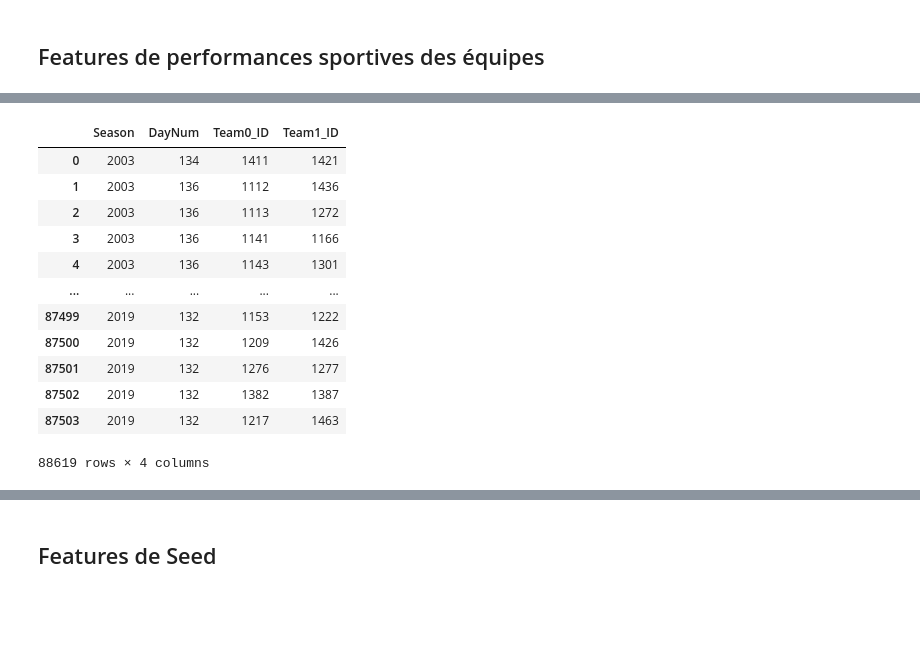
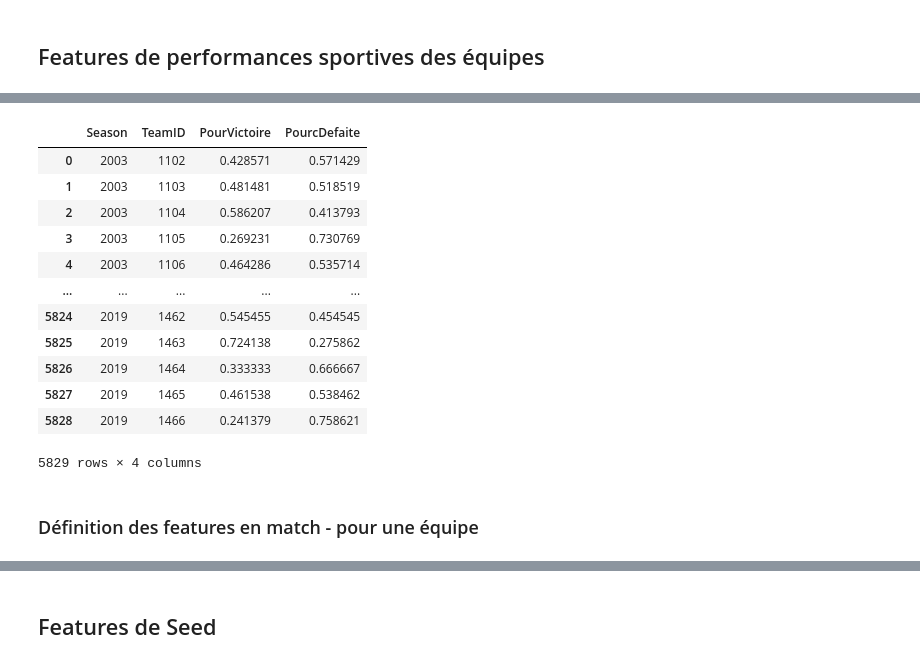
Before and after one commit to arthurgoldfr/Hackathon-March-Madness, a Jupyter notebook: Lena/Database-Lena.ipynb, the cells around one changed output, grey strips where cells are left out. Drawn from its saved outputs; the diff is of its cells as text; code cells hidden in the pictures; blank space fills up the shorter version.

```diff
--- a/Lena/Database-Lena.ipynb
+++ b/Lena/Database-Lena.ipynb
@@ -99,0 +86,8 @@ df_features
+# %%
+df_count_victoire =df_features[['Season','WTeamID']]
+df_count_victoire['victoire'] = 1
+df_count_defaite=df_features[['Season','LTeamID']]
+df_count_defaite['defaite']=1
+
+df_victoire = df_count_victoire.groupby(['Season','WTeamID'],as_index=False).count()
+df_defaites = df_count_defaite.groupby(['Season','LTeamID'],as_index=False).count()
@@ -100 +105,28 @@ df_features
+# %%
+df_count = pd.merge(df_victoire ,df_defaites, right_on = ['Season','LTeamID'],left_on = ['Season','WTeamID'], how='left' )
+df_count.drop('LTeamID', axis=1,inplace = True)
+df_count.rename(columns={'WTeamID':'TeamID'},inplace = True)
+# %%
+df_count['PourVictoire']=df_count['victoire']/(df_count['victoire']+df_count['defaite'])
+df_count['PourcDefaite']=1-df_count['PourVictoire']
+# %%
+df_count.drop(['victoire','defaite'], axis=1,inplace = True)
+# %%
+df_count
+# %% [output]
+|  | Season | TeamID | PourVictoire | PourcDefaite |
+| 0 | 2003 | 1102 | 0.428571 | 0.571429 |
+| 1 | 2003 | 1103 | 0.481481 | 0.518519 |
+| 2 | 2003 | 1104 | 0.586207 | 0.413793 |
+| 3 | 2003 | 1105 | 0.269231 | 0.730769 |
+| 4 | 2003 | 1106 | 0.464286 | 0.535714 |
+| ... | ... | ... | ... | ... |
+| 5824 | 2019 | 1462 | 0.545455 | 0.454545 |
+| 5825 | 2019 | 1463 | 0.724138 | 0.275862 |
+| 5826 | 2019 | 1464 | 0.333333 | 0.666667 |
+| 5827 | 2019 | 1465 | 0.461538 | 0.538462 |
+| 5828 | 2019 | 1466 | 0.241379 | 0.758621 |
+5829 rows × 4 columns
+# %% [markdown]
+### Définition des features en match - pour une équipe
 # %%
@@ -124,16 +155,0 @@ df_features = df_features[['Season','DayNum','Team0_ID','Team1_ID','WTeam','WPre
-# %%
-df
-# %% [output]
-|  | Season | DayNum | Team0_ID | Team1_ID |
-| 0 | 2003 | 134 | 1411 | 1421 |
-| 1 | 2003 | 136 | 1112 | 1436 |
-| 2 | 2003 | 136 | 1113 | 1272 |
-| 3 | 2003 | 136 | 1141 | 1166 |
-| 4 | 2003 | 136 | 1143 | 1301 |
-| ... | ... | ... | ... | ... |
-| 87499 | 2019 | 132 | 1153 | 1222 |
-| 87500 | 2019 | 132 | 1209 | 1426 |
-| 87501 | 2019 | 132 | 1276 | 1277 |
-| 87502 | 2019 | 132 | 1382 | 1387 |
-| 87503 | 2019 | 132 | 1217 | 1463 |
-88619 rows × 4 columns
```
Also changed, not shown: parts of 36 cells of this notebook.
